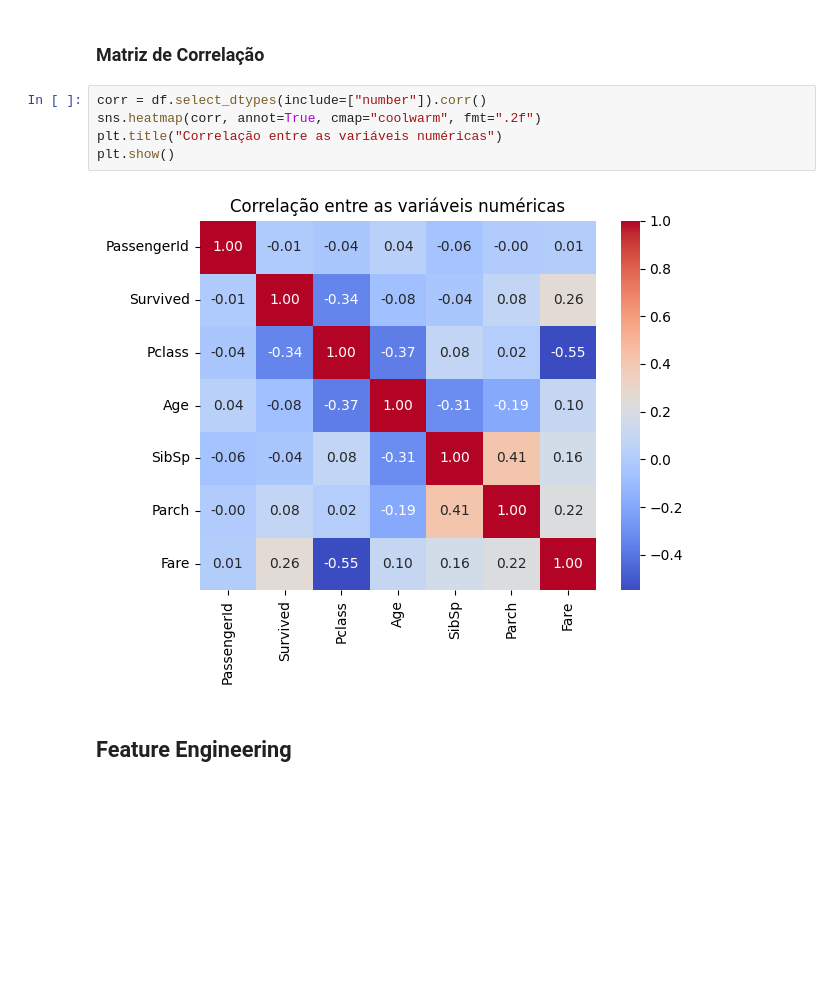
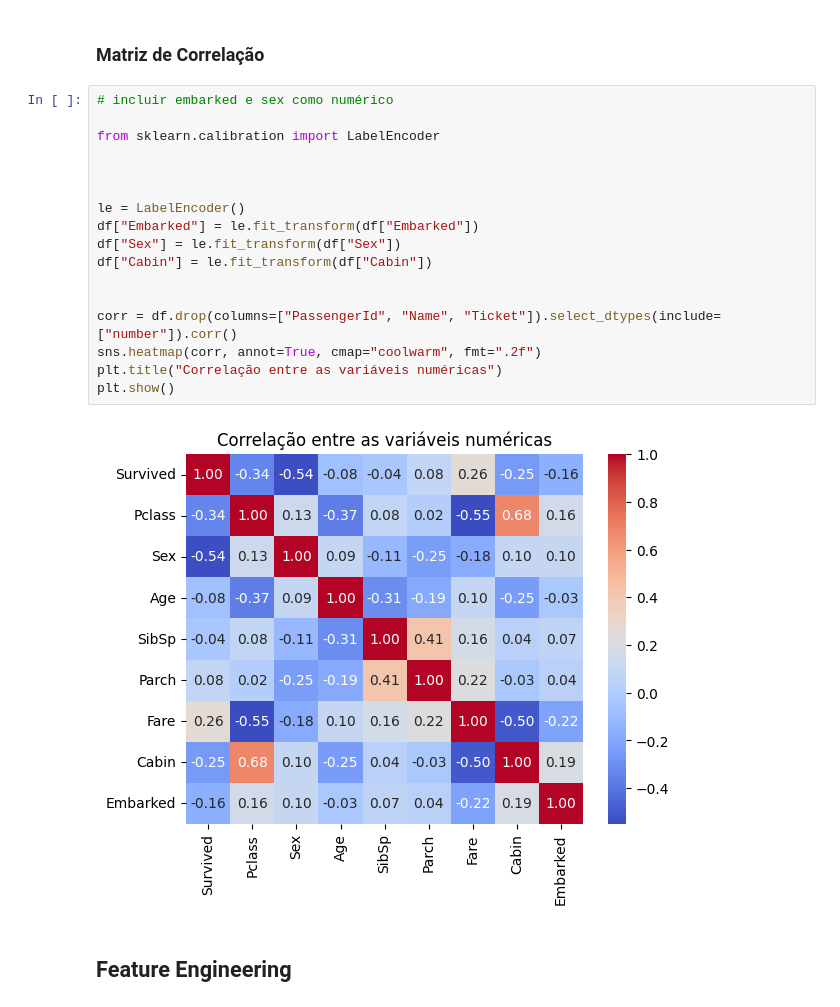
Before and after one commit to LucasGitDev/titanic-insights, a Jupyter notebook: notebooks/00_exploracao.ipynb, the cells around one changed output. Saved outputs shown, nothing was run; the diff lists cells and outputs as text; blank space fills up the shorter version.

```diff
--- a/notebooks/00_exploracao.ipynb
+++ b/notebooks/00_exploracao.ipynb
@@ -112,12 +110,24 @@ plt.show()
 # %% [markdown]
 ### Matriz de Correlação
 # %%
-corr = df.select_dtypes(include=["number"]).corr()
+# incluir embarked e sex como numérico
+
+from sklearn.calibration import LabelEncoder
+
+
+
+le = LabelEncoder()
+df["Embarked"] = le.fit_transform(df["Embarked"])
+df["Sex"] = le.fit_transform(df["Sex"])
+df["Cabin"] = le.fit_transform(df["Cabin"])
+
+
+corr = df.drop(columns=["PassengerId", "Name", "Ticket"]).select_dtypes(include=["number"]).corr()
 sns.heatmap(corr, annot=True, cmap="coolwarm", fmt=".2f")
 plt.title("Correlação entre as variáveis numéricas")
 plt.show()
 # %% [output]
-[figure, old version]
+[figure, new version]
 # %% [markdown]
 ## Feature Engineering
 # %%
```
Also changed, not shown: parts of 2 cells of this notebook.
